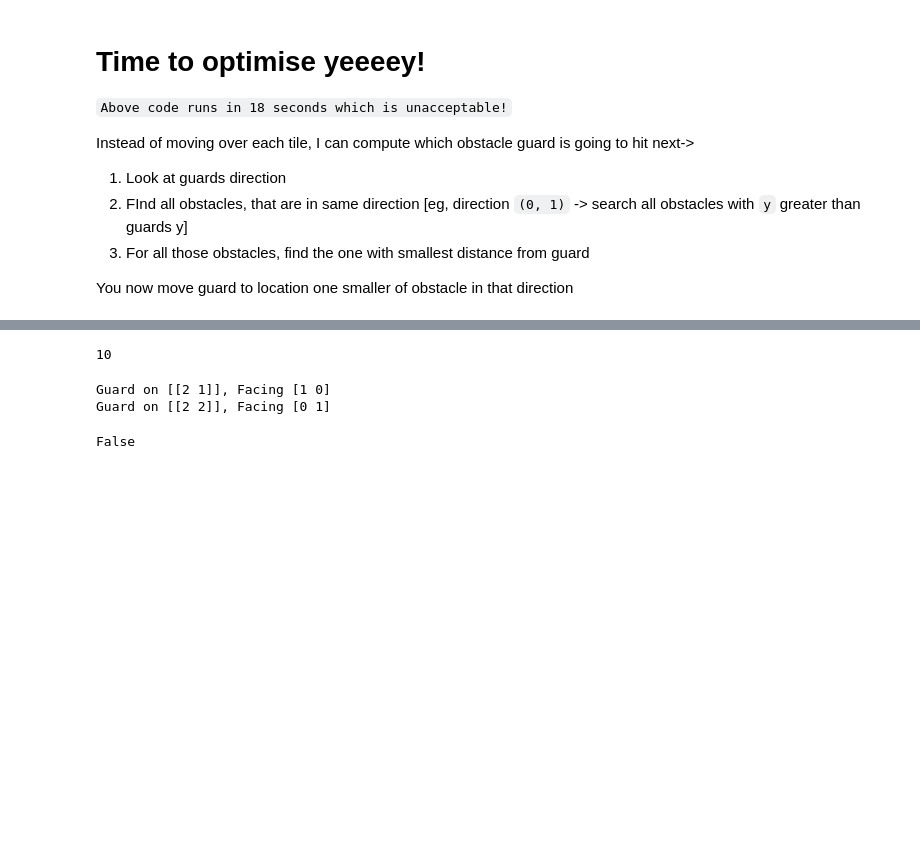
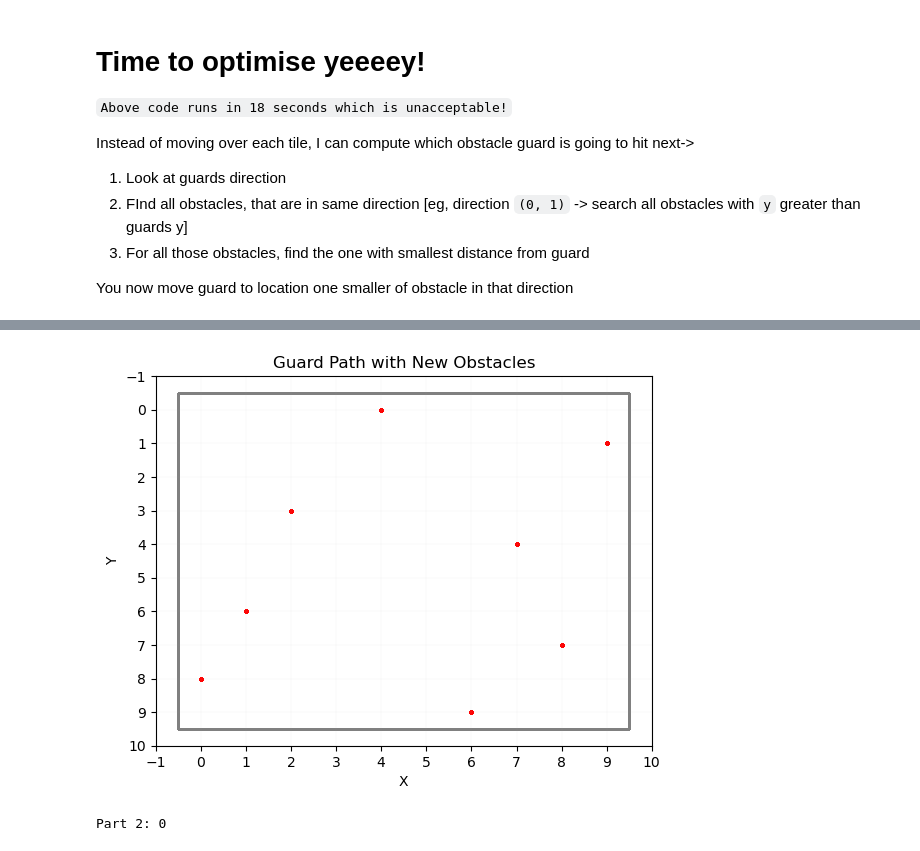
Before and after one commit to CTJoriginal/Advent-of-Code, a Jupyter notebook: 2024/6/Day 6.ipynb, the cells around one changed output, grey strips where cells are left out. Saved outputs shown, nothing was run; the diff lists cells and outputs as text; code cells hidden in the pictures; blank space fills up the shorter version.

```diff
--- a/2024/6/Day 6.ipynb
+++ b/2024/6/Day 6.ipynb
@@ -350,60 +280,51 @@ Part 2: 126
 # %%
 ### PART 2 ###
 # On how many different positions can a single obstacle be placed, so the guard begins walking in circles?
 
 possibleObstacleTiles = []
 guard_init = guard
 
 
 for tile in traversedTiles:
-    # 1. Place barrier on each tile of traversedTiles EXCEPT first position
     guard = guard_init
-    guardStates = []
+    guardStates = set()
 
     #reset guard !!!!!!!!!!!!!
 
     modifiedObstacles = obstacle_indexes.copy()
     modifiedObstacles = np.vstack([modifiedObstacles, tile])
 
     while True:
         next_pos, end = guard.GetNextPosition(modifiedObstacles, np.array(dmap).shape)
 
         guard.pos = next_pos
 
-        guardStates.append(guard)
+        guardStates.add(guard.GetState())
         guard.rotate()
 
         if end: # Guard left the area
             break
+
         # 2. Check if guard ever returns to the same tile with the same orientation twice
-        elif any(np.array_equal(guard_state.pos, guard.pos) and guard_state.direction == guard.direction for guard_state in guardStates): # Err2
+        if guard.GetState() in guardStates:
             possibleObstacleTiles.append(tile)
+            for state in guardStates:
+                plt.scatter(tile[0], tile[1], marker='x', s=10, color = "purple")
             break
 
-print(len(np.unique(possibleObstacleTiles)))
+
+    plt.scatter(np.transpose(obstacle_indexes)[0], np.transpose(obstacle_indexes)[1], marker='s', color="r", s=2)
+    plt.title('Guard Path with New Obstacles')
+    plt.xlabel('X')
+    plt.ylabel('Y')
+    plt.grid(True, which='both', linewidth=0.05)
+    plt.gca().add_patch(plt.Rectangle((-0.5, -0.5), len(dmap[0]), len(dmap), fill=None, edgecolor='gray', linewidth=1))
+    plt.gca().xaxis.set_major_locator(plt.MultipleLocator(1))
+    plt.gca().yaxis.set_major_locator(plt.MultipleLocator(1))
+    plt.gca().invert_yaxis()
+plt.show()
+
+print("Part 2:", len(np.unique(possibleObstacleTiles)))
 # %% [output]
+[figure, added]
-10
+Part 2: 0
-# %%
-gst = []
-
-guard1 = Guard(1, 2, 1)
-
-guard2 = Guard(2, 1, 1)
-
-guard1 = guard2
-
-guard2 = Guard(2, 2, 2)
-
-print(guard1)
-print(guard2)
-
-
-
-
-
-
-any(np.array_equal(g.pos, guard1.pos) and g.direction == guard1.direction for g in gst)
-# %% [output]
-Guard on [[2 1]], Facing [1 0]
-Guard on [[2 2]], Facing [0 1]
-False
```
Also changed, not shown: parts of 2 cells of this notebook, 8 other files.
